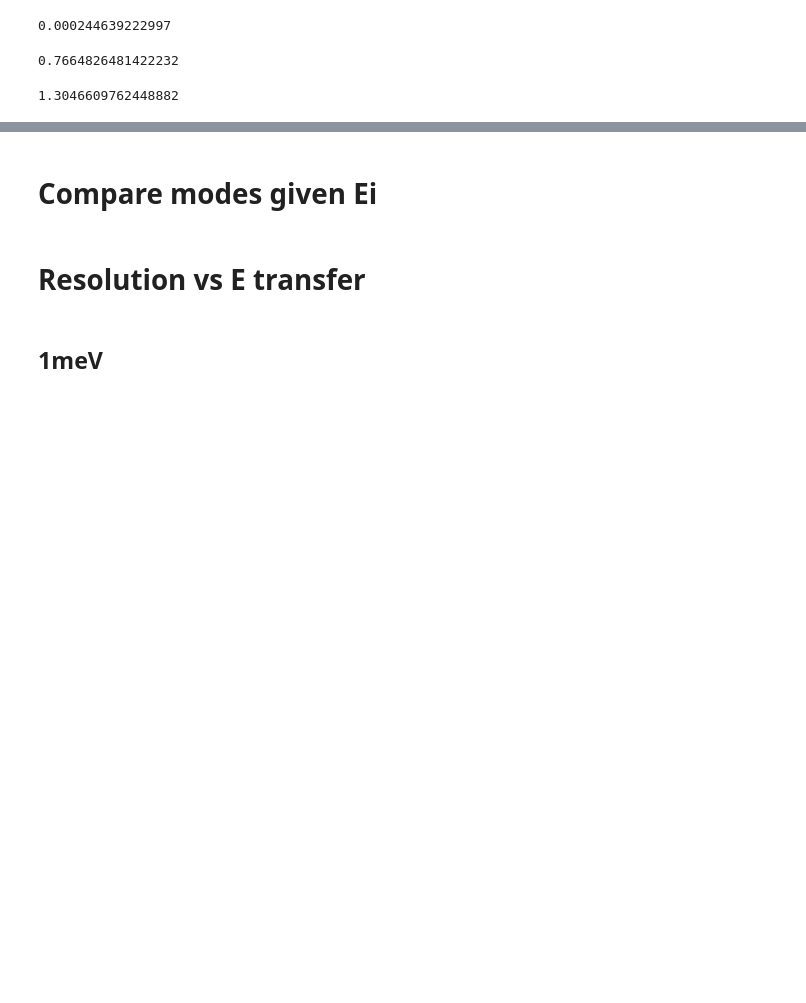
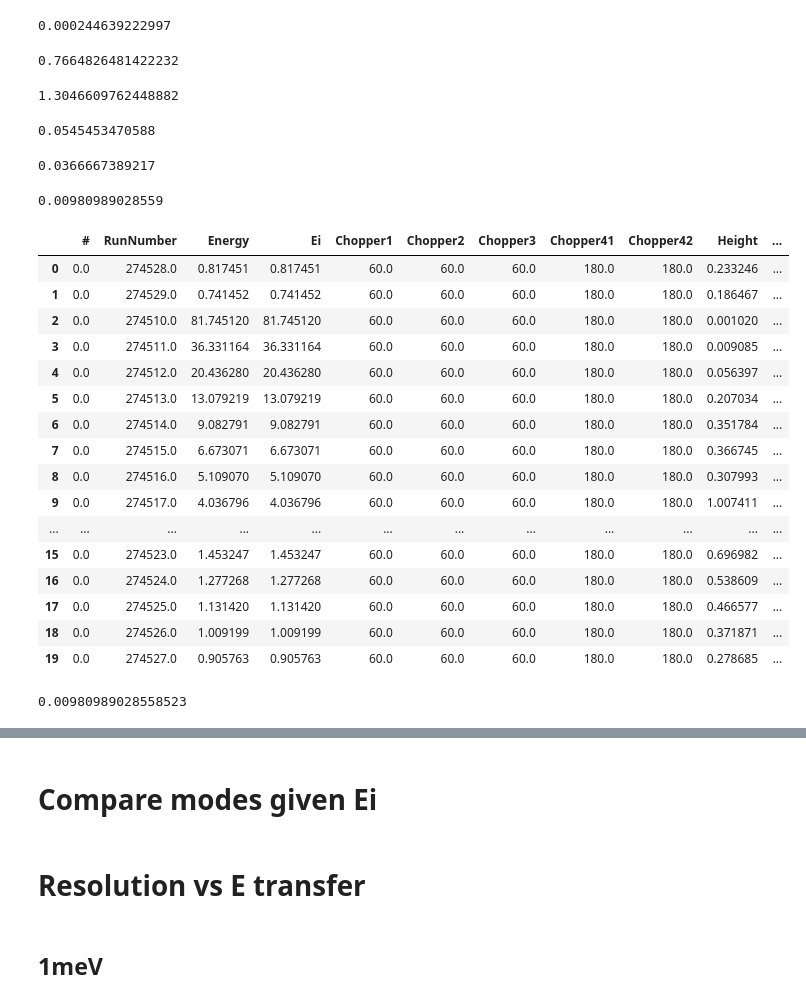
Before and after one commit to sns-chops/resolution, a Jupyter notebook: CNCS/PyChop/pychop - Intensity and VRes_vs_Ei.ipynb, the cells around one changed output, grey strips where cells are left out. Saved outputs shown, nothing was run; the diff lists cells and outputs as text; code cells hidden in the pictures; blank space fills up the shorter version.

```diff
--- a/CNCS/PyChop/pychop - Intensity and VRes_vs_Ei.ipynb
+++ b/CNCS/PyChop/pychop - Intensity and VRes_vs_Ei.ipynb
@@ -25,5 +34,5 @@ reload(Vdata2018)
 # %%
-expdata_highres = Vdata2018.ExpData(os.path.join(Vdata2018.datadir, './V_Cali_Int_Res_HighRes.dat'))
+expdata_highres = Vdata2018.ExpData(os.path.join(Vdata2018.datadir, './V_Cali_Int_Res_HighRes_E500bins.dat'))
 expdata_interm = Vdata2018.ExpData(os.path.join(Vdata2018.datadir, './V_Cali_Int_Res_Intermediate.dat'))
 expdata_highflux = Vdata2018.ExpData(os.path.join(Vdata2018.datadir, './V_Cali_Int_Res_HighFlux.dat'))
 # %% [output]
@@ -254,3 +263,11 @@ V_thickness = .9 #cm
 def absorption(E):
     v = Conv.e2v(E)
     return np.exp(-2200./v*V_thickness*mu_V)
+# %%
+barn = 1e-28 # m^2
+V_xs = 5.1 * barn
+V_a = 3.03e-10 # m
+V_scattering_length = V_a**3/V_xs
+print V_scattering_length
+# %% [output]
+0.0545453470588
@@ -256,0 +276,34 @@ def absorption(E):
+# %%
+V_sample_thickness = 2e-3
+V_scattering_fraction = V_sample_thickness/V_scattering_length
+print V_scattering_fraction
+V_sample_xs = 6.3 * 1  # cm^2
+source_power = 1.4
+# %% [output]
+0.0366667389217
+# %%
+cncs_det_coverage_sr = 1.7
+exp_int_to_flux = (4*np.pi/cncs_det_coverage_sr) / V_scattering_fraction / duration / V_sample_xs / source_power
+print exp_int_to_flux
+# %% [output]
+0.00980989028559
+# %%
+expdata_highres.vdata
+# %% [output]
+|  | # | RunNumber | Energy | Ei | Chopper1 | Chopper2 | Chopper3 | Chopper41 | Chopper42 | Height | ... |
+| 0 | 0.0 | 274528.0 | 0.817451 | 0.817451 | 60.0 | 60.0 | 60.0 | 180.0 | 180.0 | 0.233246 | ... |
+| 1 | 0.0 | 274529.0 | 0.741452 | 0.741452 | 60.0 | 60.0 | 60.0 | 180.0 | 180.0 | 0.186467 | ... |
+| 2 | 0.0 | 274510.0 | 81.745120 | 81.745120 | 60.0 | 60.0 | 60.0 | 180.0 | 180.0 | 0.001020 | ... |
+| 3 | 0.0 | 274511.0 | 36.331164 | 36.331164 | 60.0 | 60.0 | 60.0 | 180.0 | 180.0 | 0.009085 | ... |
+| 4 | 0.0 | 274512.0 | 20.436280 | 20.436280 | 60.0 | 60.0 | 60.0 | 180.0 | 180.0 | 0.056397 | ... |
+| 5 | 0.0 | 274513.0 | 13.079219 | 13.079219 | 60.0 | 60.0 | 60.0 | 180.0 | 180.0 | 0.207034 | ... |
+| 6 | 0.0 | 274514.0 | 9.082791 | 9.082791 | 60.0 | 60.0 | 60.0 | 180.0 | 180.0 | 0.351784 | ... |
+| 7 | 0.0 | 274515.0 | 6.673071 | 6.673071 | 60.0 | 60.0 | 60.0 | 180.0 | 180.0 | 0.366745 | ... |
+| 8 | 0.0 | 274516.0 | 5.109070 | 5.109070 | 60.0 | 60.0 | 60.0 | 180.0 | 180.0 | 0.307993 | ... |
+| 9 | 0.0 | 274517.0 | 4.036796 | 4.036796 | 60.0 | 60.0 | 60.0 | 180.0 | 180.0 | 1.007411 | ... |
+| ... | ... | ... | ... | ... | ... | ... | ... | ... | ... | ... | ... |
+| 15 | 0.0 | 274523.0 | 1.453247 | 1.453247 | 60.0 | 60.0 | 60.0 | 180.0 | 180.0 | 0.696982 | ... |
+| 16 | 0.0 | 274524.0 | 1.277268 | 1.277268 | 60.0 | 60.0 | 60.0 | 180.0 | 180.0 | 0.538609 | ... |
+| 17 | 0.0 | 274525.0 | 1.131420 | 1.131420 | 60.0 | 60.0 | 60.0 | 180.0 | 180.0 | 0.466577 | ... |
+| 18 | 0.0 | 274526.0 | 1.009199 | 1.009199 | 60.0 | 60.0 | 60.0 | 180.0 | 180.0 | 0.371871 | ... |
+| 19 | 0.0 | 274527.0 | 0.905763 | 0.905763 | 60.0 | 60.0 | 60.0 | 180.0 | 180.0 | 0.278685 | ... |
@@ -257 +312,5 @@ def absorption(E):
+# %%
+exp_int_to_flux
+# %% [output]
+0.00980989028558523
 # %%
```
Also changed, not shown: parts of 4 cells of this notebook, 6 other files.
